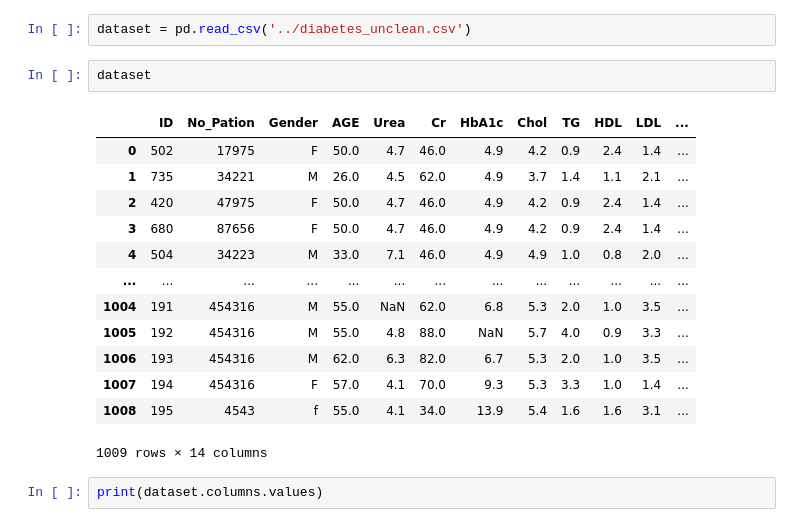
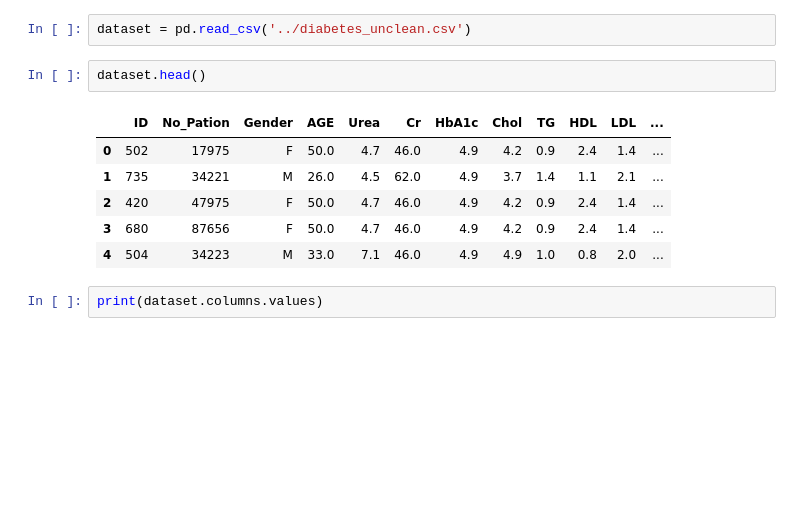
Before and after one commit to tbimbato/Diabetes-Dataset-EDA-and-prediction, a Jupyter notebook: notebooks/EDA.ipynb, the cells around one changed output. Saved outputs shown, nothing was run; the diff lists cells and outputs as text; blank space fills up the shorter version.

```diff
--- a/notebooks/EDA.ipynb
+++ b/notebooks/EDA.ipynb
@@ -11,21 +11,14 @@ import seaborn as sns
 # %%
 dataset = pd.read_csv('../diabetes_unclean.csv')
 # %%
-dataset
+dataset.head()
 # %% [output]
 |  | ID | No_Pation | Gender | AGE | Urea | Cr | HbA1c | Chol | TG | HDL | LDL | ... |
 | 0 | 502 | 17975 | F | 50.0 | 4.7 | 46.0 | 4.9 | 4.2 | 0.9 | 2.4 | 1.4 | ... |
 | 1 | 735 | 34221 | M | 26.0 | 4.5 | 62.0 | 4.9 | 3.7 | 1.4 | 1.1 | 2.1 | ... |
 | 2 | 420 | 47975 | F | 50.0 | 4.7 | 46.0 | 4.9 | 4.2 | 0.9 | 2.4 | 1.4 | ... |
 | 3 | 680 | 87656 | F | 50.0 | 4.7 | 46.0 | 4.9 | 4.2 | 0.9 | 2.4 | 1.4 | ... |
 | 4 | 504 | 34223 | M | 33.0 | 7.1 | 46.0 | 4.9 | 4.9 | 1.0 | 0.8 | 2.0 | ... |
-| ... | ... | ... | ... | ... | ... | ... | ... | ... | ... | ... | ... | ... |
-| 1004 | 191 | 454316 | M | 55.0 | NaN | 62.0 | 6.8 | 5.3 | 2.0 | 1.0 | 3.5 | ... |
-| 1005 | 192 | 454316 | M | 55.0 | 4.8 | 88.0 | NaN | 5.7 | 4.0 | 0.9 | 3.3 | ... |
-| 1006 | 193 | 454316 | M | 62.0 | 6.3 | 82.0 | 6.7 | 5.3 | 2.0 | 1.0 | 3.5 | ... |
-| 1007 | 194 | 454316 | F | 57.0 | 4.1 | 70.0 | 9.3 | 5.3 | 3.3 | 1.0 | 1.4 | ... |
-| 1008 | 195 | 4543 | f | 55.0 | 4.1 | 34.0 | 13.9 | 5.4 | 1.6 | 1.6 | 3.1 | ... |
-1009 rows × 14 columns
 # %%
 print(dataset.columns.values)
 # %% [output]
```
Also changed, not shown: parts of 9 cells of this notebook, 2 other files.
